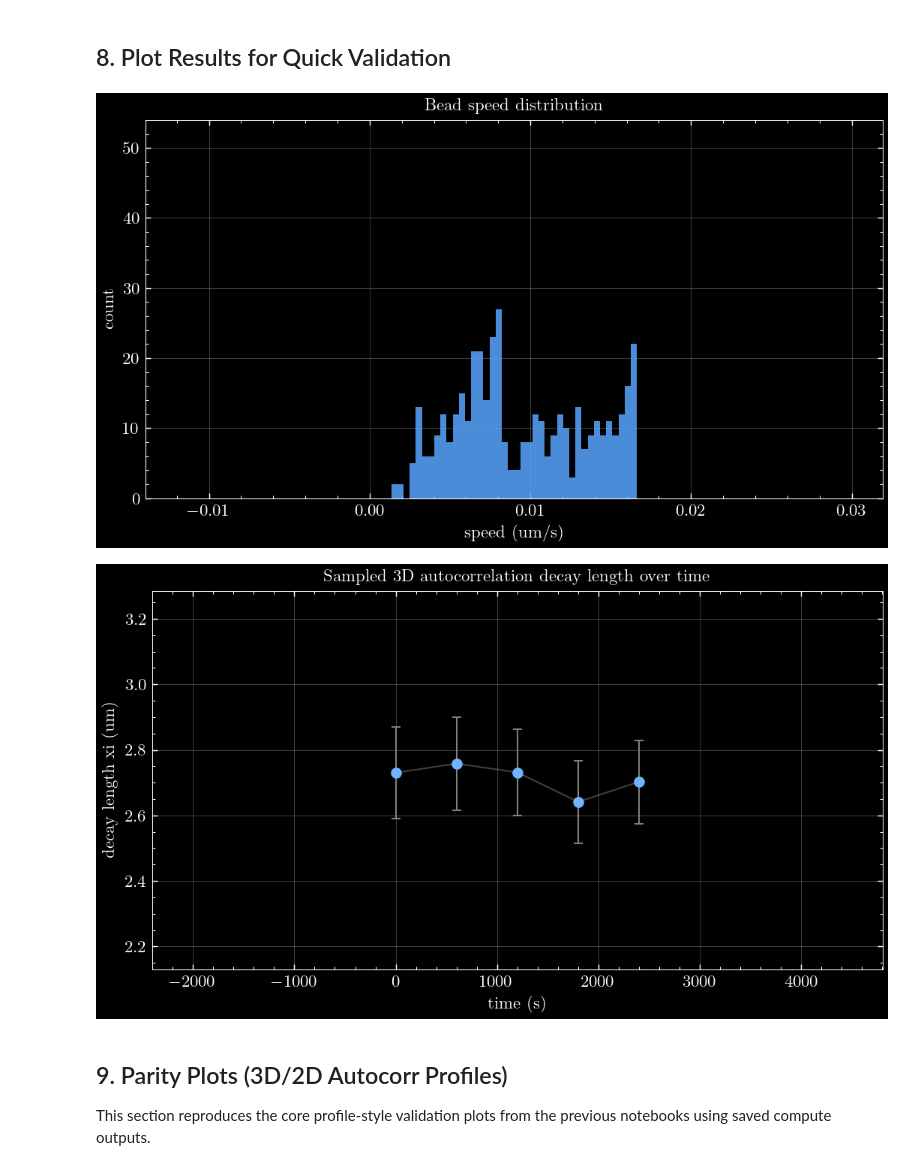
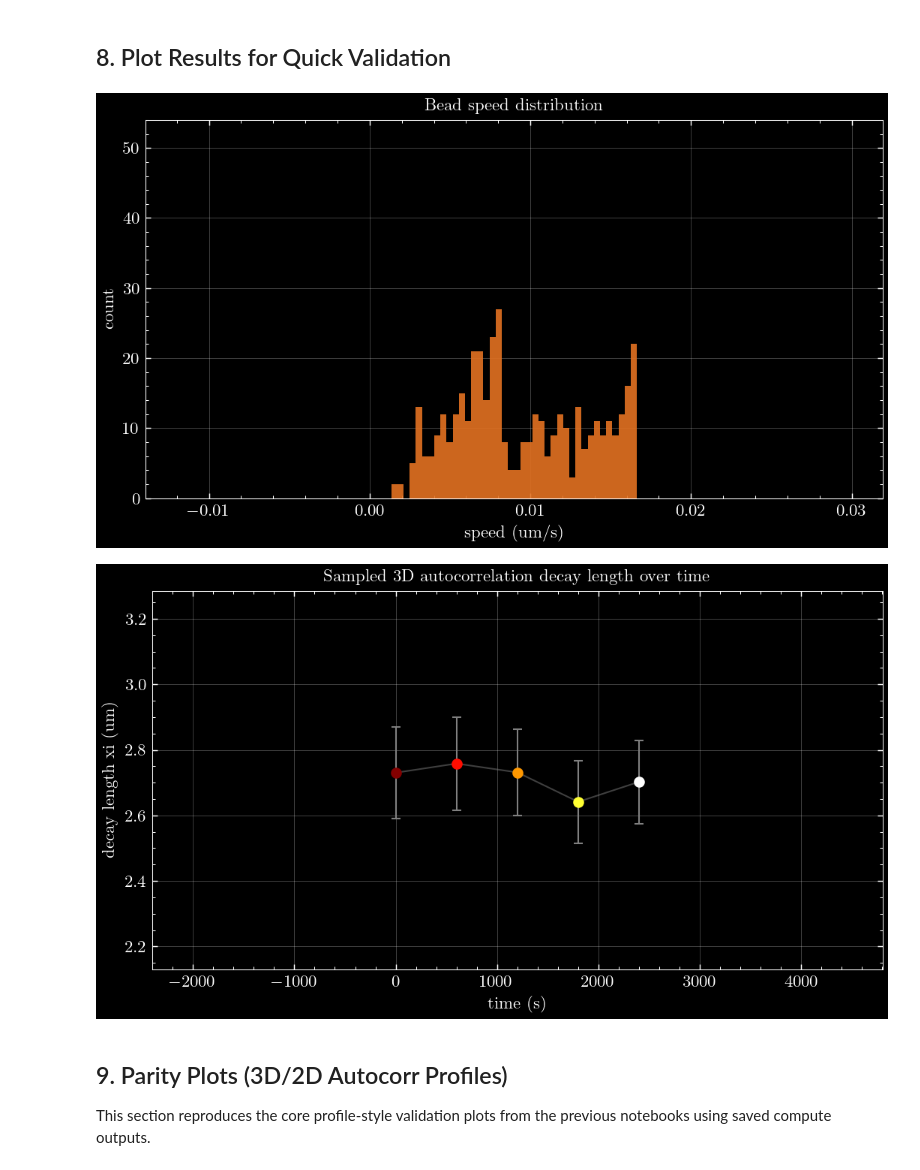
Before and after one commit to tomic1/master, a Jupyter notebook: analysis_unified.ipynb, the cells around one changed output. Saved outputs shown, nothing was run; the diff lists cells and outputs as text; code cells hidden in the pictures.

```diff
--- a/analysis_unified.ipynb
+++ b/analysis_unified.ipynb
@@ -210,10 +211,11 @@ def _save_dual_replot(stem: str, plot_fn):
 
 
 def _ordered_hot_colors(n: int):
-    if n <= 0:
-        return np.empty((0, 4))
+    if n <= 1:
+        return np.array([tum_colors[0]])
     cmap = plt.get_cmap('hot')
-    return np.array([cmap(i / max(1, n - 1)) for i in range(n)])
+    values = np.linspace(0.18, 1.0, n)
+    return np.array([cmap(v) for v in values])
 
 
 def _legend_scale(fig):
@@ -240,7 +242,7 @@ else:
 
 if speed_vals.size > 0:
     fig_speed, ax_speed = plt.subplots(figsize=(7, 4), dpi=150)
-    ax_speed.hist(speed_vals, bins=40, color=plt.get_cmap('hot')(0.72), alpha=0.9)
+    ax_speed.hist(speed_vals, bins=40, color=tum_colors[0], alpha=0.9)
     ax_speed.set_xlabel('speed (um/s)')
     ax_speed.set_ylabel('count')
     ax_speed.set_title('Bead speed distribution')
@@ -251,7 +253,7 @@ if speed_vals.size > 0:
     _save_dual_pdf(fig_speed, f"{dataset_id}_speed_distribution")
 
     def _speed_plot_white(ax):
-        ax.hist(speed_vals, bins=40, color=plt.get_cmap('hot')(0.72), alpha=0.9)
+        ax.hist(speed_vals, bins=40, color=tum_colors[0], alpha=0.9)
         ax.set_xlabel('speed (um/s)')
         ax.set_ylabel('count')
         ax.set_title('Bead speed distribution')
@@ -293,35 +295,35 @@ if len(xi_3d):
     ax_decay3d.set_xlabel('time (s)')
     ax_decay3d.set_ylabel('decay length xi (um)')
     ax_decay3d.set_title('Sampled 3D autocorrelation decay length over time')
     ax_decay3d.grid(True, alpha=0.25)
     plt.tight_layout()
     plt.show()
 
     _save_dual_pdf(fig_decay3d, f"{dataset_id}_ac3d_decay_over_time")
 
     def _decay3d_plot_white(ax):
         for idx in range(len(x_3d)):
             ax.errorbar(
                 x_3d[idx],
                 y_3d[idx],
                 yerr=None if yerr_3d is None else yerr_3d[idx],
                 fmt='o',
                 color=colors_3d[idx],
                 ecolor='gray',
                 capsize=3,
             )
         ax.plot(x_3d, y_3d, color='gray', alpha=0.5)
         ax.set_xlabel('time (s)')
         ax.set_ylabel('decay length xi (um)')
         ax.set_title('Sampled 3D autocorrelation decay length over time')
         ax.grid(True, alpha=0.25)
 
     _save_dual_replot(f"{dataset_id}_ac3d_decay_over_time", _decay3d_plot_white)
 else:
     print('No sampled 3D decay data to plot')
 # %% [output]
-[figure, old version]
+[figure, new version]
-[figure, old version]
+[figure, new version]
 # %% [markdown]
 ## 9. Parity Plots (3D/2D Autocorr Profiles)
 
```
Also changed, not shown: parts of 2 cells of this notebook.
